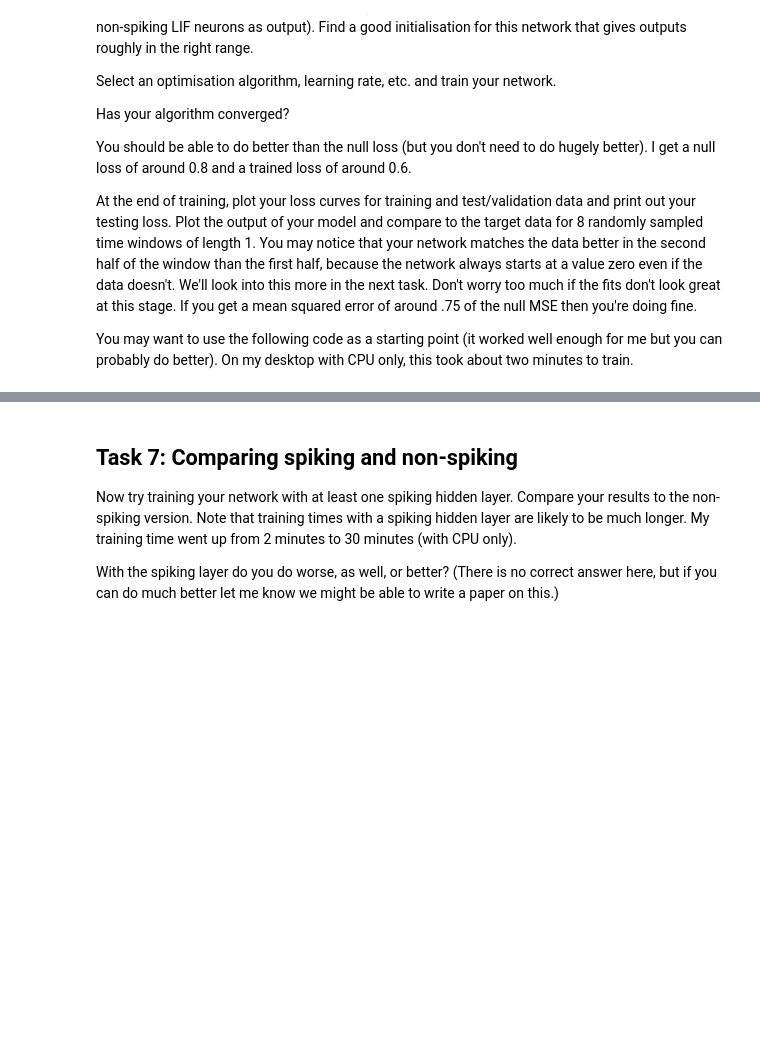
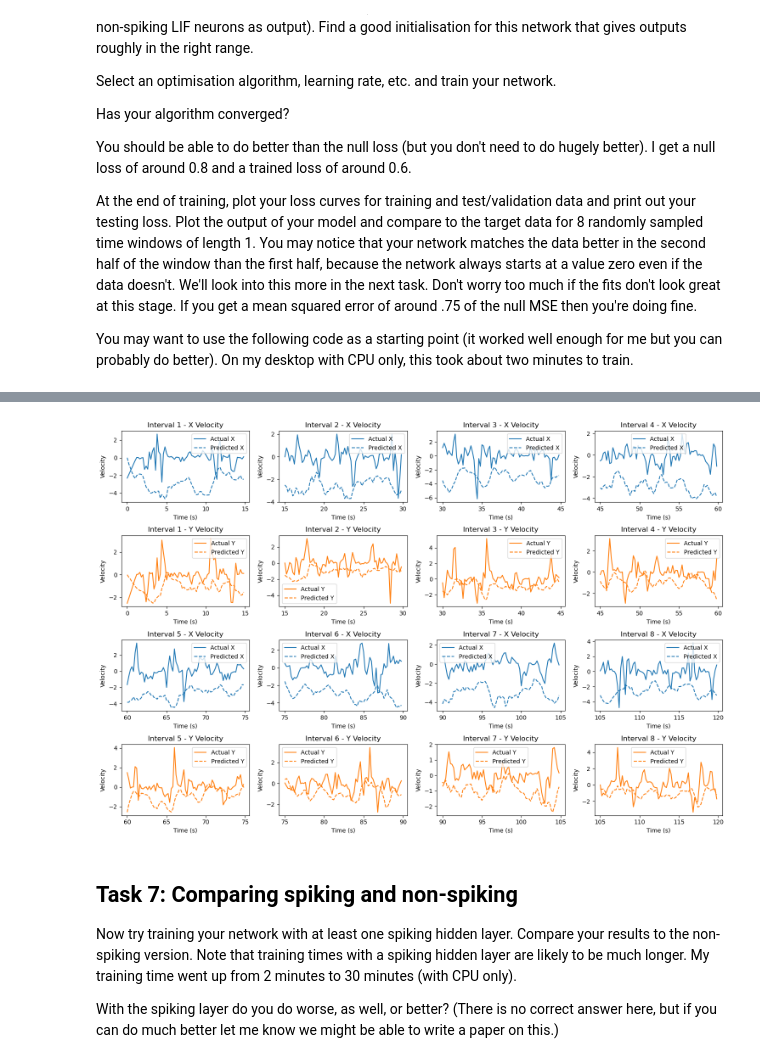
Before and after one commit to codinghasnat/Neuro4ML_2, a Jupyter notebook: Ayman/cw2-decoding.ipynb, the cells around one changed output, grey strips where cells are left out. Cells and saved outputs as stored; diff of their text form; code cells hidden in the pictures; blank space fills up the shorter version.

```diff
--- a/Ayman/cw2-decoding.ipynb
+++ b/Ayman/cw2-decoding.ipynb
@@ -757,3 +717,73 @@ Your results might look something like this:
+# %%
+def decoding_plot(network, spike_times, vel, vel_times, dt_decoding=0.2, interval_length=15, num_intervals=8, dt=1e-3, figdims=(4, 2)):
+    # Calculate the number of time points in a 1 second segment
+    num_time_points = int(np.round(1 / dt))
+    nfx, nfy = figdims  # Figure dimensions
+    nf = nfx * nfy  # Total number of subplots
+    nrows = nfy * 2  # Number of rows in the subplot grid
+    ncols = nfx  # Number of columns in the subplot grid
+
+    # Create a figure and a grid of subplots
+    fig, axes = plt.subplots(nrows, ncols, figsize=(15, 10))
+    axes = axes.reshape(nrows, ncols)  # Reshape axes for easy indexing
+
+    with torch.no_grad():  # Disable gradient calculation for efficiency
+        for i in range(num_intervals):
+            # Define the start and end time for the current interval
+            start_time = i * interval_length
+            end_time = start_time + interval_length
+            # Generate time points for the current interval
+            time_points = np.arange(start_time, end_time, dt_decoding)
+            # Initialize batches for input spikes and actual velocities
+            x_batch = torch.zeros((len(time_points), len(spike_times), num_time_points))
+            y_batch = torch.zeros((len(time_points), 2, num_time_points))
+
+            # Prepare batches for each time point
+            for j, t in enumerate(time_points):
+                x_batch[j], y_batch[j] = prepare_batch(t - 1, spike_times, vel_times, vel, dt, 1, num_time_points)
+
+            # Get the network's predictions
+            outputs = network(x_batch)
+            final_outputs = outputs[:, :, -1].numpy()  # Extract the final output
+            actual_velocities = y_batch[:, :, -1].numpy()  # Extract the actual velocities
+
+            # Determine subplot positions for X and Y velocities
+            row_x = (i // nfx) * 2
+            col_x = i % nfx
+            row_y = row_x + 1
+            col_y = col_x
+
+            ax_x = axes[row_x, col_x]  # X velocity subplot
+            ax_y = axes[row_y, col_y]  # Y velocity subplot
+
+            # Plot actual and predicted X velocities
+            ax_x.plot(time_points, actual_velocities[:, 0], label='Actual X', color='tab:blue')
+            ax_x.plot(time_points, final_outputs[:, 0], label='Predicted X', color='tab:blue', linestyle='--')
+            ax_x.set_title(f'Interval {i+1} - X Velocity')
+            ax_x.set_xlabel('Time (s)')
+            ax_x.set_ylabel('Velocity')
+            ax_x.legend()
+            ax_x.set_xticks(np.arange(start_time, end_time + 1, 5))
+            ax_x.set_xticklabels([f'{int(tick)}' for tick in np.arange(start_time, end_time + 1, 5)])
+
+            # Plot actual and predicted Y velocities
+            ax_y.plot(time_points, actual_velocities[:, 1], label='Actual Y', color='tab:orange')
+            ax_y.plot(time_points, final_outputs[:, 1], label='Predicted Y', color='tab:orange', linestyle='--')
+            ax_y.set_title(f'Interval {i+1} - Y Velocity')
+            ax_y.set_xlabel('Time (s)')
+            ax_y.set_ylabel('Velocity')
+            ax_y.legend()
+            ax_y.set_xticks(np.arange(start_time, end_time + 1, 5))
+            ax_y.set_xticklabels([f'{int(tick)}' for tick in np.arange(start_time, end_time + 1, 5)])
+
+    plt.tight_layout()  # Adjust layout to prevent overlap
+    plt.show()  # Display the plot
+
+# Example usage
+decoding_range = (0, 120)  # Example range, adjust as needed
+decoding_plot(network, spike_times, vel, vel_times)
+# %% [output]
+[figure, added]
 # %% [markdown]
 ## Task 7: Comparing spiking and non-spiking
 
```
Also changed, not shown: parts of 5 cells of this notebook, 3 other files.
